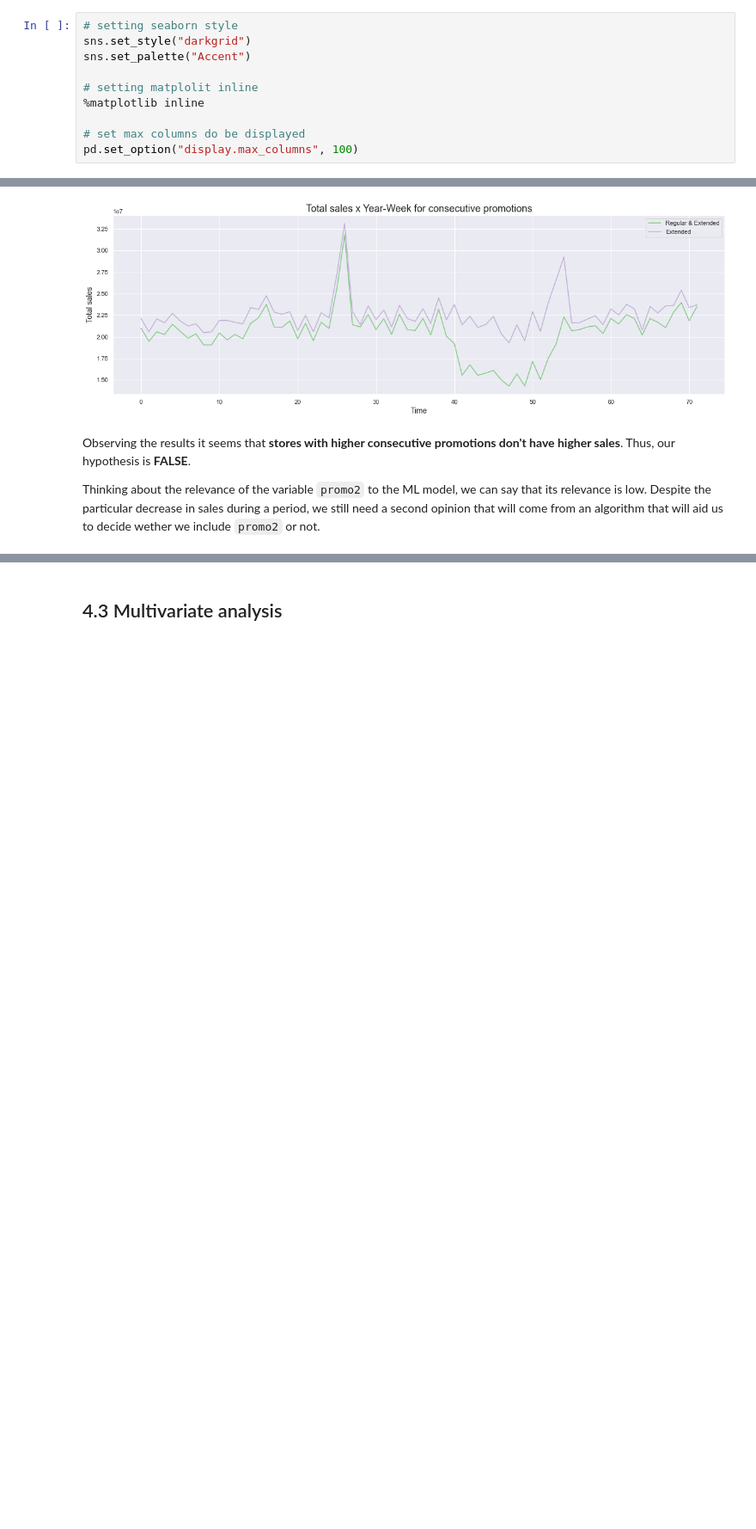
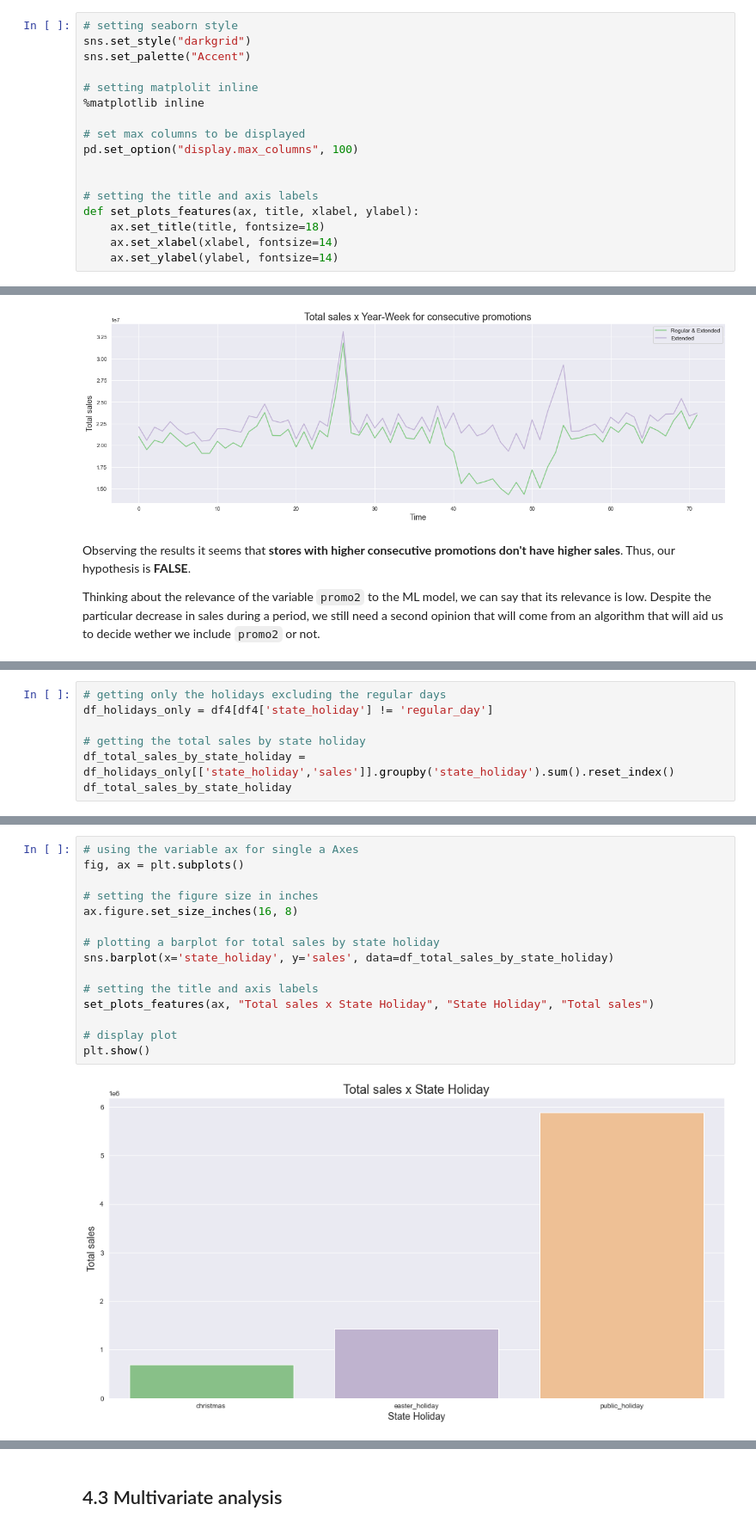
Before and after one commit to brunokatekawa/Curso_DS_Prod, a Jupyter notebook: m04_v01_store_sales_prediction.ipynb, the cells around one changed output, grey strips where cells are left out. Shown at 86% size. Cells and saved outputs as stored; diff of their text form; blank space fills up the shorter version.

```diff
--- a/m04_v01_store_sales_prediction.ipynb
+++ b/m04_v01_store_sales_prediction.ipynb
@@ -23,8 +23,15 @@ sns.set_palette("Accent")
 # setting matplolit inline
 %matplotlib inline
 
-# set max columns do be displayed
+# set max columns to be displayed
 pd.set_option("display.max_columns", 100)
+
+
+# setting the title and axis labels
+def set_plots_features(ax, title, xlabel, ylabel):
+    ax.set_title(title, fontsize=18)
+    ax.set_xlabel(xlabel, fontsize=14)
+    ax.set_ylabel(ylabel, fontsize=14)
 # %% [markdown]
 ## 0.2 Loading dada
 # %%
@@ -1508,0 +1526,7 @@ Thinking about the relevance of the variable `promo2` to the ML model, we can sa
+# %%
+# getting only the holidays excluding the regular days
+df_holidays_only = df4[df4['state_holiday'] != 'regular_day']
+
+# getting the total sales by state holiday
+df_total_sales_by_state_holiday = df_holidays_only[['state_holiday','sales']].groupby('state_holiday').sum().reset_index()
+df_total_sales_by_state_holiday
@@ -1508,0 +1538,17 @@ Thinking about the relevance of the variable `promo2` to the ML model, we can sa
+# %%
+# using the variable ax for single a Axes
+fig, ax = plt.subplots()
+
+# setting the figure size in inches
+ax.figure.set_size_inches(16, 8)
+
+# plotting a barplot for total sales by state holiday
+sns.barplot(x='state_holiday', y='sales', data=df_total_sales_by_state_holiday)
+
+# setting the title and axis labels
+set_plots_features(ax, "Total sales x State Holiday", "State Holiday", "Total sales")
+
+# display plot
+plt.show()
+# %% [output]
+[figure, added]
```
Also changed, not shown: parts of 43 cells of this notebook.
